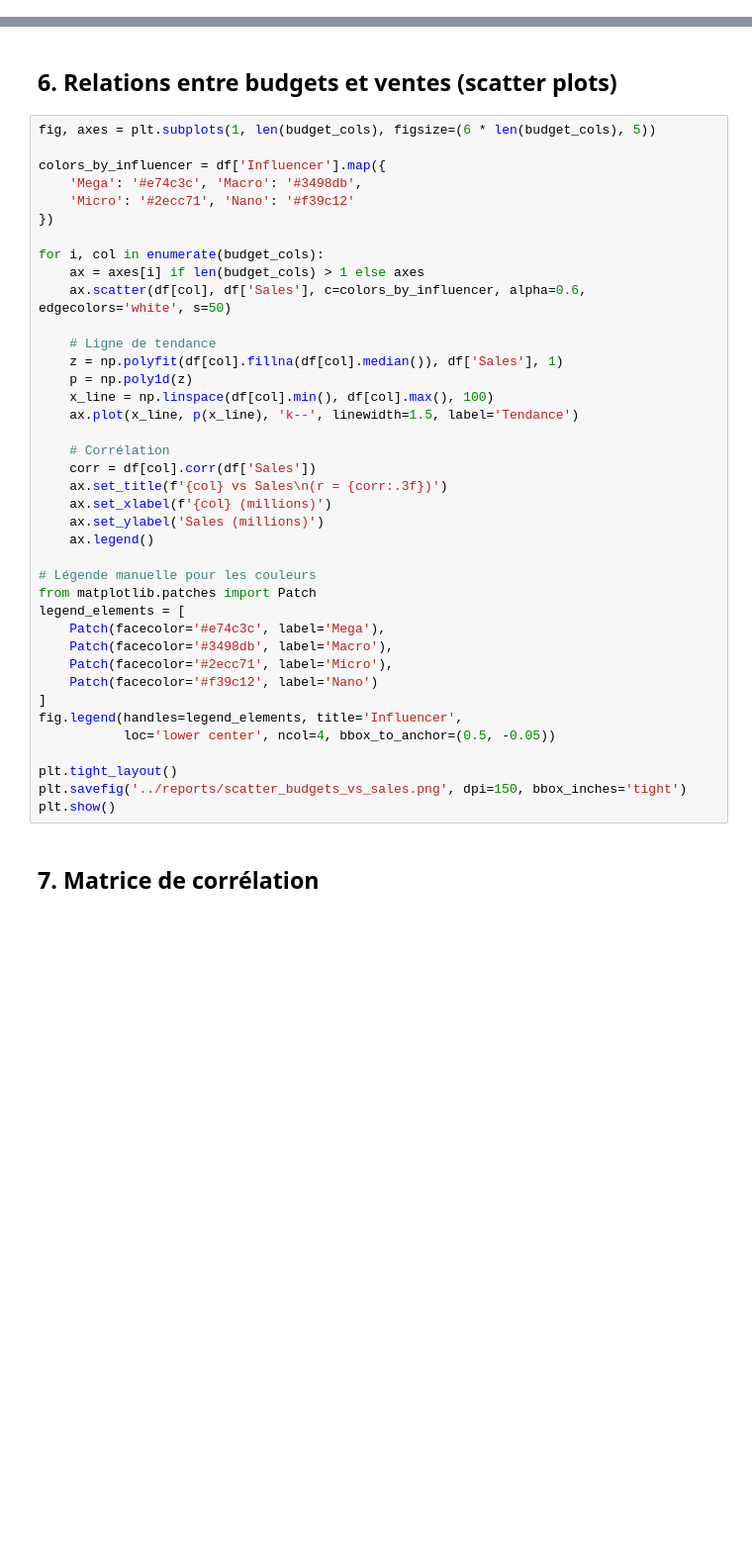
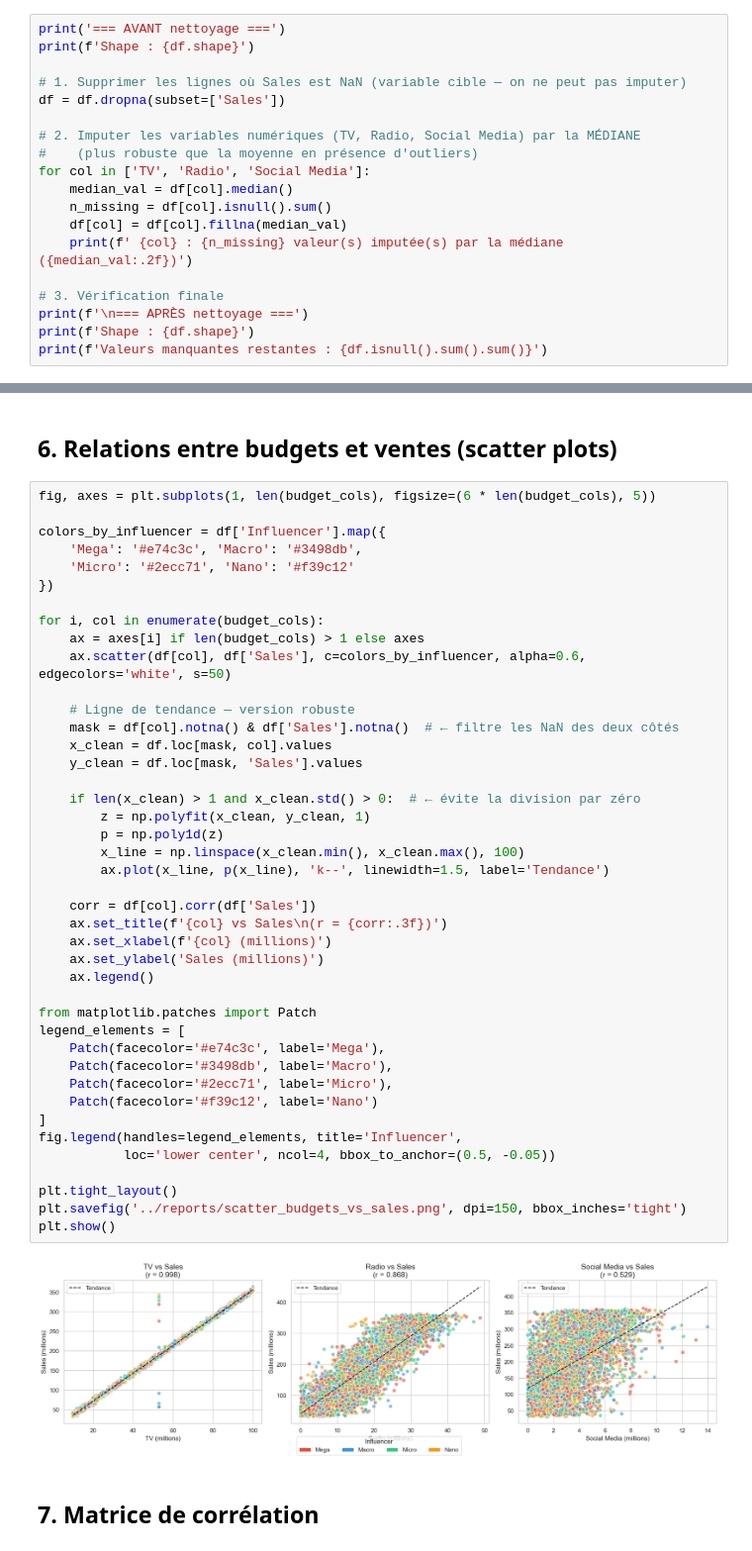
Before and after one commit to asibille/marketing-roi-optimizer, a Jupyter notebook: notebooks/01_EDA.ipynb, the cells around one changed output, grey strips where cells are left out. Shown at 99% size. Cells and saved outputs as stored; diff of their text form; blank space fills up the shorter version.

```diff
--- a/notebooks/01_EDA.ipynb
+++ b/notebooks/01_EDA.ipynb
@@ -66,0 +118,19 @@ else:
+# %%
+print('=== AVANT nettoyage ===')
+print(f'Shape : {df.shape}')
+
+# 1. Supprimer les lignes où Sales est NaN (variable cible — on ne peut pas imputer)
+df = df.dropna(subset=['Sales'])
+
+# 2. Imputer les variables numériques (TV, Radio, Social Media) par la MÉDIANE
+#    (plus robuste que la moyenne en présence d'outliers)
+for col in ['TV', 'Radio', 'Social Media']:
+    median_val = df[col].median()
+    n_missing = df[col].isnull().sum()
+    df[col] = df[col].fillna(median_val)
+    print(f' {col} : {n_missing} valeur(s) imputée(s) par la médiane ({median_val:.2f})')
+
+# 3. Vérification finale
+print(f'\n=== APRÈS nettoyage ===')
+print(f'Shape : {df.shape}')
+print(f'Valeurs manquantes restantes : {df.isnull().sum().sum()}')
@@ -173,40 +295,45 @@ fig, axes = plt.subplots(1, len(budget_cols), figsize=(6 * len(budget_cols), 5))
 
 colors_by_influencer = df['Influencer'].map({
     'Mega': '#e74c3c', 'Macro': '#3498db',
     'Micro': '#2ecc71', 'Nano': '#f39c12'
 })
 
 for i, col in enumerate(budget_cols):
     ax = axes[i] if len(budget_cols) > 1 else axes
     ax.scatter(df[col], df['Sales'], c=colors_by_influencer, alpha=0.6, edgecolors='white', s=50)
 
-    # Ligne de tendance
-    z = np.polyfit(df[col].fillna(df[col].median()), df['Sales'], 1)
-    p = np.poly1d(z)
-    x_line = np.linspace(df[col].min(), df[col].max(), 100)
-    ax.plot(x_line, p(x_line), 'k--', linewidth=1.5, label='Tendance')
+    # Ligne de tendance — version robuste
+    mask = df[col].notna() & df['Sales'].notna()  # ← filtre les NaN des deux côtés
+    x_clean = df.loc[mask, col].values
+    y_clean = df.loc[mask, 'Sales'].values
 
-    # Corrélation
+    if len(x_clean) > 1 and x_clean.std() > 0:  # ← évite la division par zéro
+        z = np.polyfit(x_clean, y_clean, 1)
+        p = np.poly1d(z)
+        x_line = np.linspace(x_clean.min(), x_clean.max(), 100)
+        ax.plot(x_line, p(x_line), 'k--', linewidth=1.5, label='Tendance')
+
     corr = df[col].corr(df['Sales'])
     ax.set_title(f'{col} vs Sales\n(r = {corr:.3f})')
     ax.set_xlabel(f'{col} (millions)')
     ax.set_ylabel('Sales (millions)')
     ax.legend()
 
-# Légende manuelle pour les couleurs
 from matplotlib.patches import Patch
 legend_elements = [
     Patch(facecolor='#e74c3c', label='Mega'),
     Patch(facecolor='#3498db', label='Macro'),
     Patch(facecolor='#2ecc71', label='Micro'),
     Patch(facecolor='#f39c12', label='Nano')
 ]
 fig.legend(handles=legend_elements, title='Influencer',
            loc='lower center', ncol=4, bbox_to_anchor=(0.5, -0.05))
 
 plt.tight_layout()
 plt.savefig('../reports/scatter_budgets_vs_sales.png', dpi=150, bbox_inches='tight')
 plt.show()
+# %% [output]
+[figure, added]
 # %% [markdown]
 ## 7. Matrice de corrélation
 # %%
```
Also changed, not shown: parts of 19 cells of this notebook.
